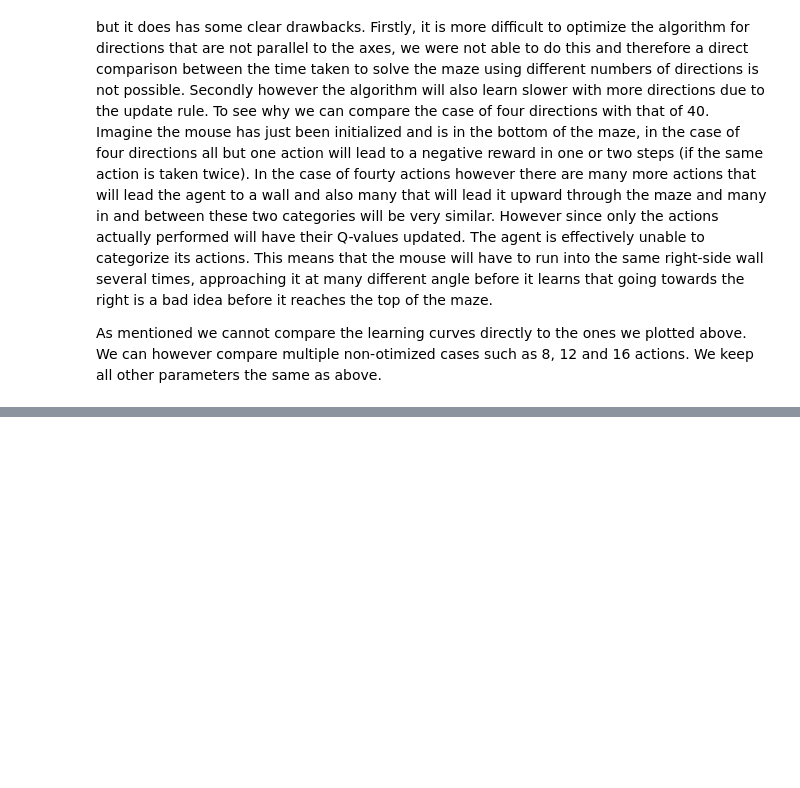
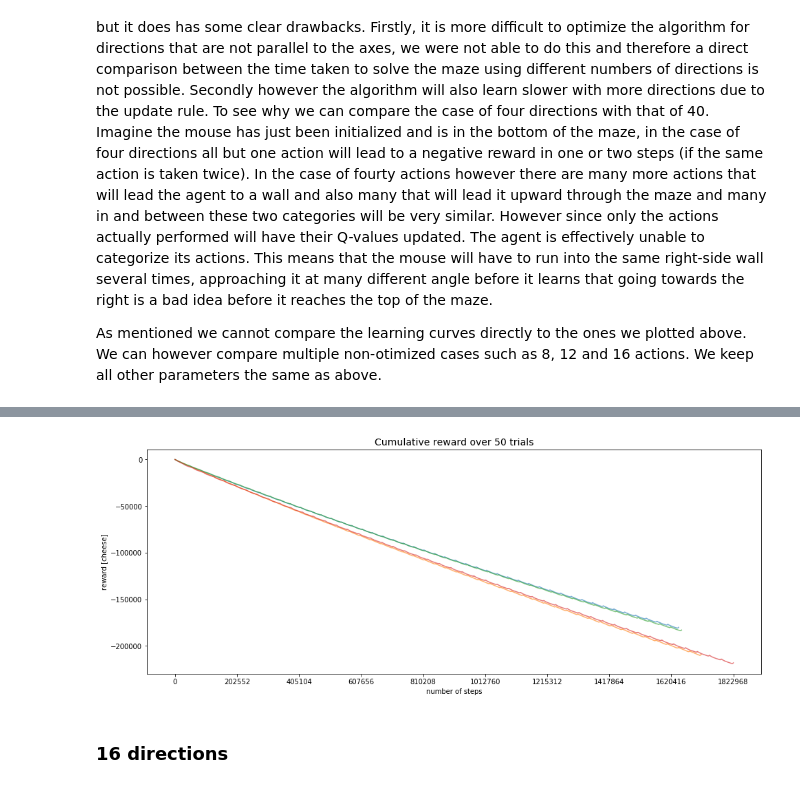
Before and after one commit to imLew/MHBF-project, a Jupyter notebook: RL-miniproject-report.ipynb, the cells around one changed output, grey strips where cells are left out. Saved outputs shown, nothing was run; the diff lists cells and outputs as text; code cells hidden in the pictures; blank space fills up the shorter version.

```diff
--- a/RL-miniproject-report.ipynb
+++ b/RL-miniproject-report.ipynb
@@ -166,0 +219,6 @@ plot_cumulative_rewards(cumulativeReward, aborts)
+# %%
+plot_cumulative_rewards(cumulativeReward_8, aborts_8)
+# %% [output]
+[figure, added]
+# %% [markdown]
+### 16 directions
```
Also changed, not shown: parts of 23 cells of this notebook.
